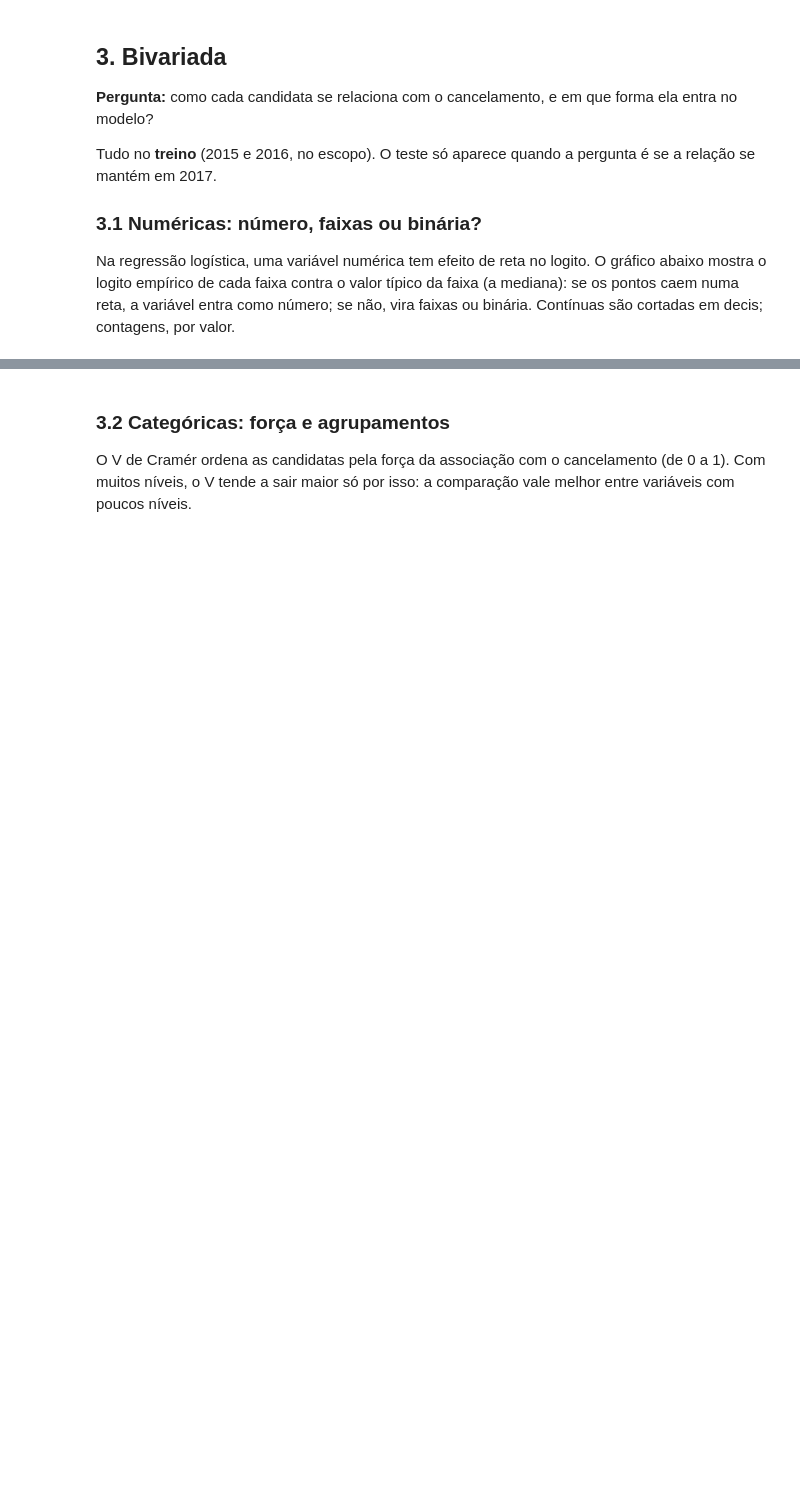
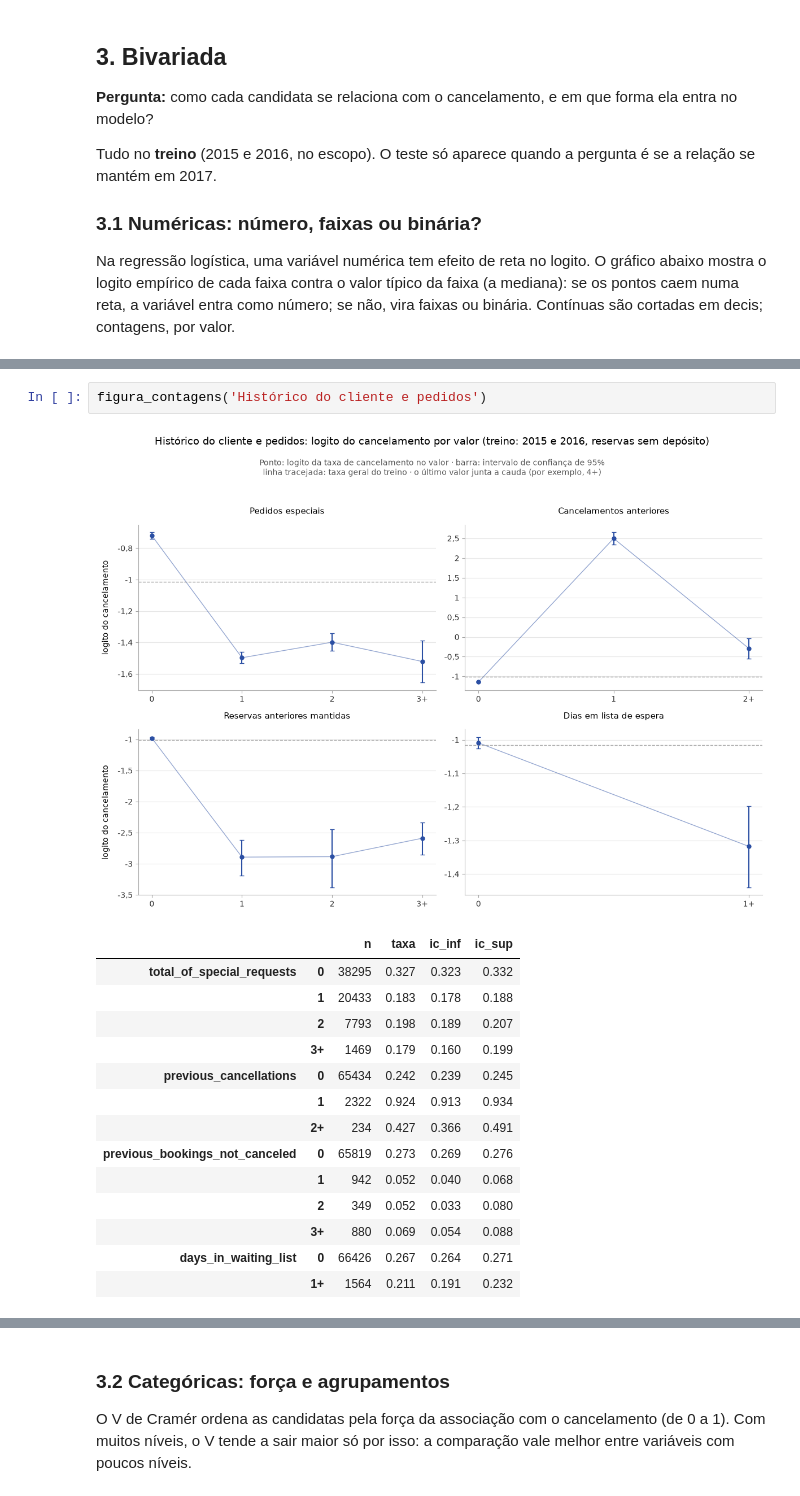
Before and after one commit to acrosatto/comunicacao-dados-mba, a Jupyter notebook: analise/ana/02_variaveis.ipynb, the cells around one changed output, grey strips where cells are left out. Saved outputs shown, nothing was run; the diff lists cells and outputs as text; blank space fills up the shorter version.

```diff
--- a/analise/ana/02_variaveis.ipynb
+++ b/analise/ana/02_variaveis.ipynb
@@ -394,0 +423,18 @@ pd.concat({c: t[['n', 'taxa', 'ic_inf', 'ic_sup']] for c, t in tabelas.items()})
+# %%
+figura_contagens('Histórico do cliente e pedidos')
+# %% [output]
+[figure, added]
+|  |  | n | taxa | ic_inf | ic_sup |
+| total_of_special_requests | 0 | 38295 | 0.327 | 0.323 | 0.332 |
+|  | 1 | 20433 | 0.183 | 0.178 | 0.188 |
+|  | 2 | 7793 | 0.198 | 0.189 | 0.207 |
+|  | 3+ | 1469 | 0.179 | 0.160 | 0.199 |
+| previous_cancellations | 0 | 65434 | 0.242 | 0.239 | 0.245 |
+|  | 1 | 2322 | 0.924 | 0.913 | 0.934 |
+|  | 2+ | 234 | 0.427 | 0.366 | 0.491 |
+| previous_bookings_not_canceled | 0 | 65819 | 0.273 | 0.269 | 0.276 |
+|  | 1 | 942 | 0.052 | 0.040 | 0.068 |
+|  | 2 | 349 | 0.052 | 0.033 | 0.080 |
+|  | 3+ | 880 | 0.069 | 0.054 | 0.088 |
+| days_in_waiting_list | 0 | 66426 | 0.267 | 0.264 | 0.271 |
+|  | 1+ | 1564 | 0.211 | 0.191 | 0.232 |
```
Also changed, not shown: parts of 59 cells of this notebook, 2 other files.
